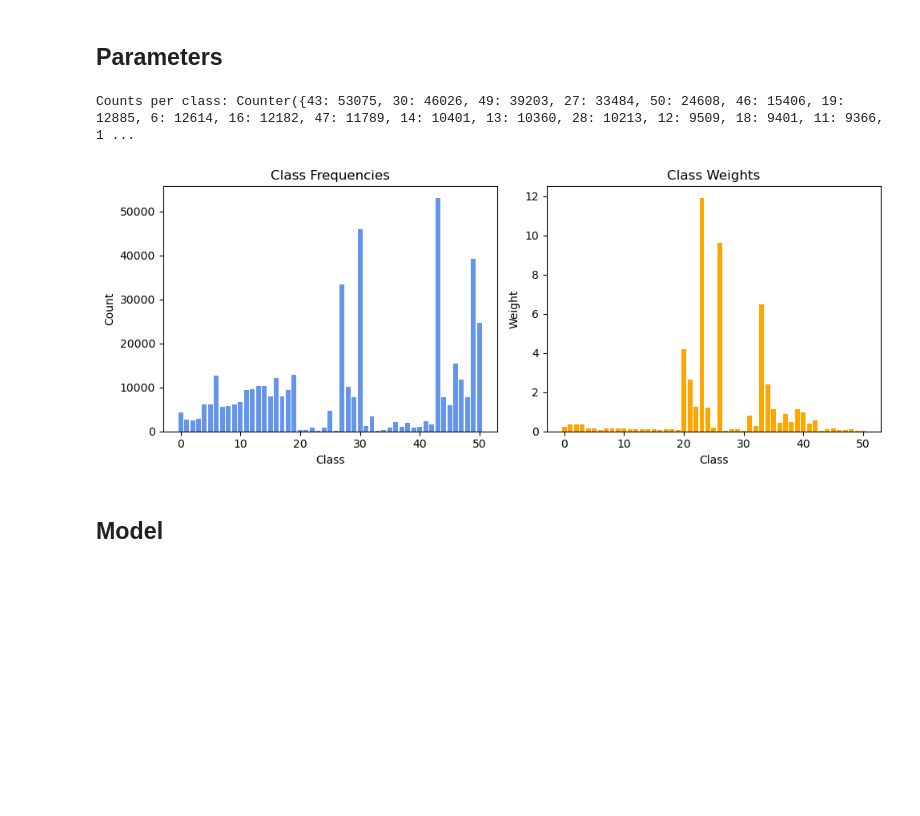
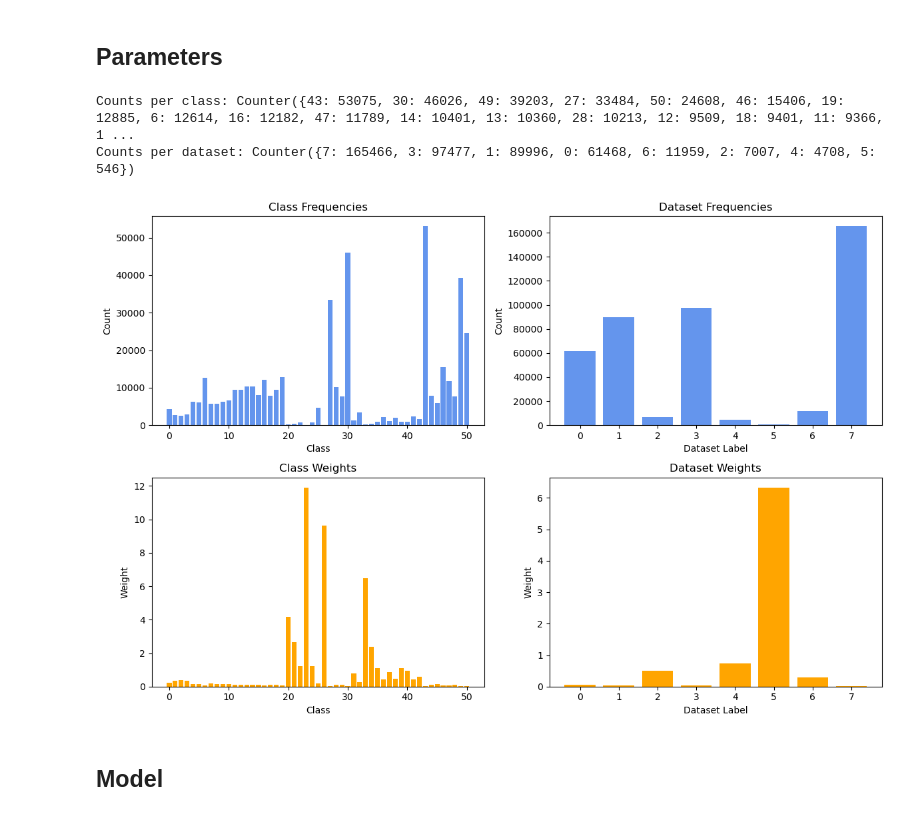
Before and after one commit to jaroslawjanas/med-mnist, a Jupyter notebook: medmnist.ipynb, the cells around one changed output. Saved outputs shown, nothing was run; the diff lists cells and outputs as text; code cells hidden in the pictures; blank space fills up the shorter version.

```diff
--- a/medmnist.ipynb
+++ b/medmnist.ipynb
@@ -154,7 +154,7 @@ File d:\AI\med-mnist\datasets\28\organs_28.npz already exists.
 new_avaliable_datasets = ["organs", "pathmnist", "dermamnist", "octmnist", "pneumoniamnist", \
                             "breastmnist", "bloodmnist", "tissuemnist"]
 
-md.unify_data(
+class_mapping = md.unify_data(
     new_avaliable_datasets,
     are_unique_classes      = True,
     image_size              = image_size,
@@ -164,3 +164,8 @@ md.unify_data(
 );
 # %% [output]
 File d:\AI\med-mnist\datasets\28\unified_28.npz already exists.
+# %%
+dataset_mapping = md.create_dataset_mapping(
+    class_mapping   = class_mapping,
+    save_path       = datasets_path
+)
@@ -281,15 +301,18 @@ plt.show()
 # %%
 temp_dataset = md.NPZDataset(
     unified_dataset_path,
+    class_mapping   = class_mapping,
+    dataset_mapping = dataset_mapping,
     split           = "train",
     mmap_mode       = "r"
 )
 
-class_weights_tensor = compute_class_weights(temp_dataset)
+class_weights_tensor, dataset_weights_tensor = compute_class_and_dataset_weights(temp_dataset)
 del temp_dataset
 # %% [output]
 Counts per class: Counter({43: 53075, 30: 46026, 49: 39203, 27: 33484, 50: 24608, 46: 15406, 19: 12885, 6: 12614, 16: 12182, 47: 11789, 14: 10401, 13: 10360, 28: 10213, 12: 9509, 18: 9401, 11: 9366, 1 ...
+Counts per dataset: Counter({7: 165466, 3: 97477, 1: 89996, 0: 61468, 6: 11959, 2: 7007, 4: 4708, 5: 546})
-[figure, old version]
+[figure, new version]
 # %%
 min_epochs      = 1
 max_epochs      = 3
```
Also changed, not shown: parts of 11 cells of this notebook, 3 other files.
